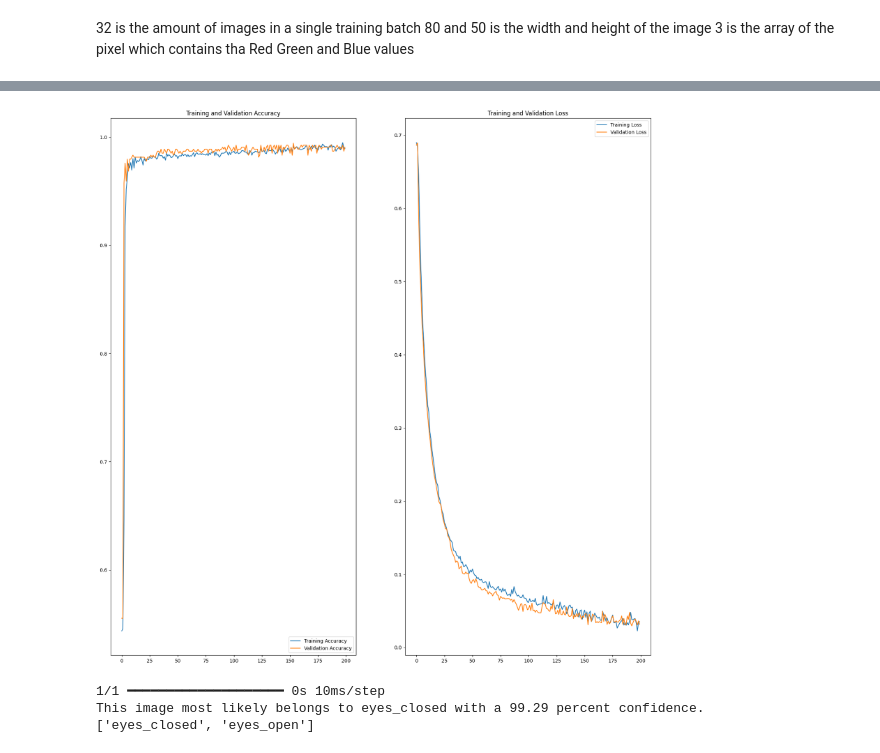
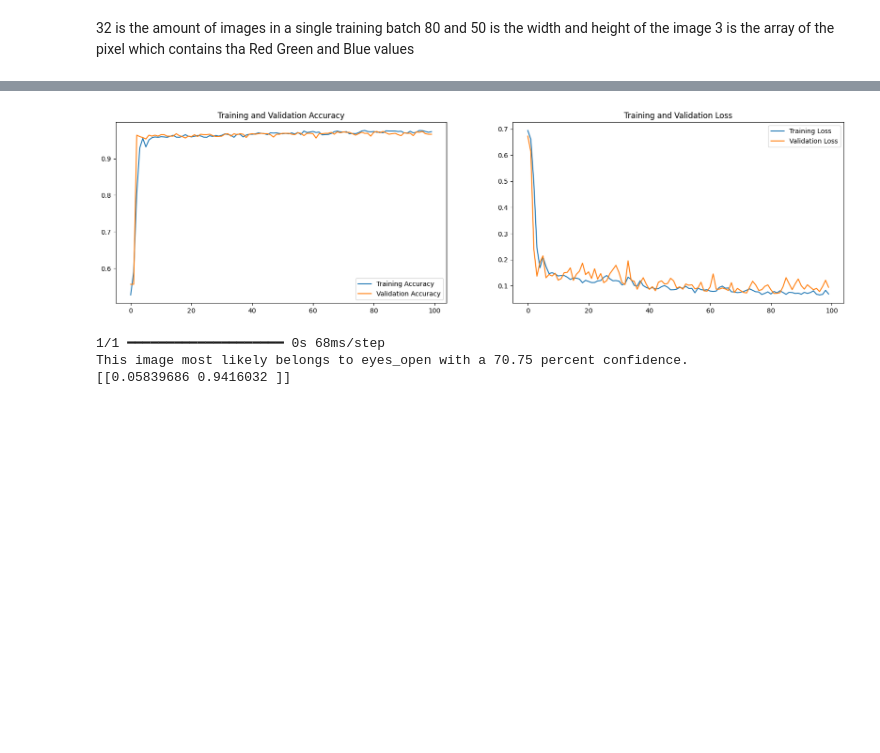
Before and after one commit to SorataBaka/year-4-research, a Jupyter notebook: dataset_builder/train.ipynb, the cells around one changed output, grey strips where cells are left out. Drawn from its saved outputs; the diff is of its cells as text; code cells hidden in the pictures; blank space fills up the shorter version.

Commit message:
left right eye dataset and more accurate model

```diff
--- a/dataset_builder/train.ipynb
+++ b/dataset_builder/train.ipynb
@@ -82,8 +88,7 @@ for image_batch, labels_batch in training_dataset:
 # %%
 AUTOTUNE = tf.data.AUTOTUNE
-
 training_dataset = training_dataset.cache().shuffle(1000).prefetch(buffer_size=AUTOTUNE)
-validation_dataset = validation_dataset.cache().prefetch(buffer_size=AUTOTUNE)
+validation_dataset = validation_dataset.cache().shuffle(1000).prefetch(buffer_size=AUTOTUNE)
 # %%
 #normalize layers which turns 0 ,255 to 0, 1
 normalization_layer = layers.Rescaling(1./255)
@@ -121,33 +118,34 @@ for images, _ in training_dataset.take(1):
 # %%
+tf.keras.backend.clear_session()
 model = Sequential([
+  normalization_layer,
   data_augmentation,
-  layers.Rescaling(1./255),
-  layers.Conv2D(16, 3, padding='same', activation='relu'),
-  layers.MaxPooling2D(),
-  layers.Conv2D(32, 3, padding='same', activation='relu'),
-  layers.MaxPooling2D(),
-  layers.Conv2D(64, 3, padding='same', activation='relu'),
-  layers.MaxPooling2D(),
-  layers.Dropout(0.2),
+  layers.Conv2D(32, (3, 3), padding='same', activation='relu'),
+  layers.MaxPooling2D((2, 2)),
+  layers.Conv2D(64, (3, 3), padding='same', activation='relu'),
+  layers.MaxPooling2D((2, 2)),
+  layers.Conv2D(128, (3, 3), padding='same', activation='relu'),
+  layers.MaxPooling2D((2, 2)),
+  layers.Dropout(0.3),
   layers.Flatten(),
-  layers.Dense(128, activation='softmax'),
-  layers.Dense(classes_amount, name="outputs")
+  layers.Dense(256,  activation="relu"),
+  layers.Dense(classes_amount, activation="softmax"),
 ])
 # %%
-import os
-import datetime
 model.build()
-model.compile(optimizer='adam',
+model.compile(optimizer=Adam(learning_rate=0.0005),
               loss=tf.keras.losses.SparseCategoricalCrossentropy(from_logits=True),
               metrics=['accuracy'])
 logdir = os.path.join("logs", datetime.datetime.now().strftime("%Y%m%d-%H%M%S"))
 tensorboard_callback = tf.keras.callbacks.TensorBoard(logdir, histogram_freq=1)
 # %%
-epochs = 200
+epochs = 100
+tf.keras.backend.clear_session()
 history = model.fit(
   training_dataset,
   validation_data=validation_dataset,
   epochs=epochs,
   callbacks=[tensorboard_callback]
 )
+model.summary()
 # %% [output]
@@ -171,31 +192,31 @@ Epoch 200/200
 # %%
 acc = history.history['accuracy']
 val_acc = history.history['val_accuracy']
 
 loss = history.history['loss']
 val_loss = history.history['val_loss']
 
 epochs_range = range(epochs)
 
-plt.figure(figsize=(20, 20))
+plt.figure(figsize=(20, 5))
 plt.subplot(1, 2, 1)
 plt.plot(epochs_range, acc, label='Training Accuracy')
 plt.plot(epochs_range, val_acc, label='Validation Accuracy')
 plt.legend(loc='lower right')
 plt.title('Training and Validation Accuracy')
 
 plt.subplot(1, 2, 2)
 plt.plot(epochs_range, loss, label='Training Loss')
 plt.plot(epochs_range, val_loss, label='Validation Loss')
 plt.legend(loc='upper right')
 plt.title('Training and Validation Loss')
 plt.show()
 # %% [output]
-[figure, old version]
+[figure, new version]
 # %%
 
 img = tf.keras.utils.load_img(
-    "samples/41.jpg", target_size=(img_height, img_width)
+    "samples/11.jpg", target_size=(img_height, img_width), color_mode="rgb"
 )
 img_array = tf.keras.utils.img_to_array(img)
 img_array = tf.expand_dims(img_array, 0) # Create a batch
@@ -207,9 +228,9 @@ print(
     "This image most likely belongs to {} with a {:.2f} percent confidence."
     .format(class_names[np.argmax(score)], 100 * np.max(score))
 )
-print(class_names)
+print(predictions)
 model.save("trained.keras")
 # %% [output]
-1/1 ━━━━━━━━━━━━━━━━━━━━ 0s 10ms/step
-This image most likely belongs to eyes_closed with a 99.29 percent confidence.
-['eyes_closed', 'eyes_open']
+1/1 ━━━━━━━━━━━━━━━━━━━━ 0s 68ms/step
+This image most likely belongs to eyes_open with a 70.75 percent confidence.
+[[0.05839686 0.9416032 ]]
```
Also changed, not shown: parts of 14 cells of this notebook, 24 other files.
